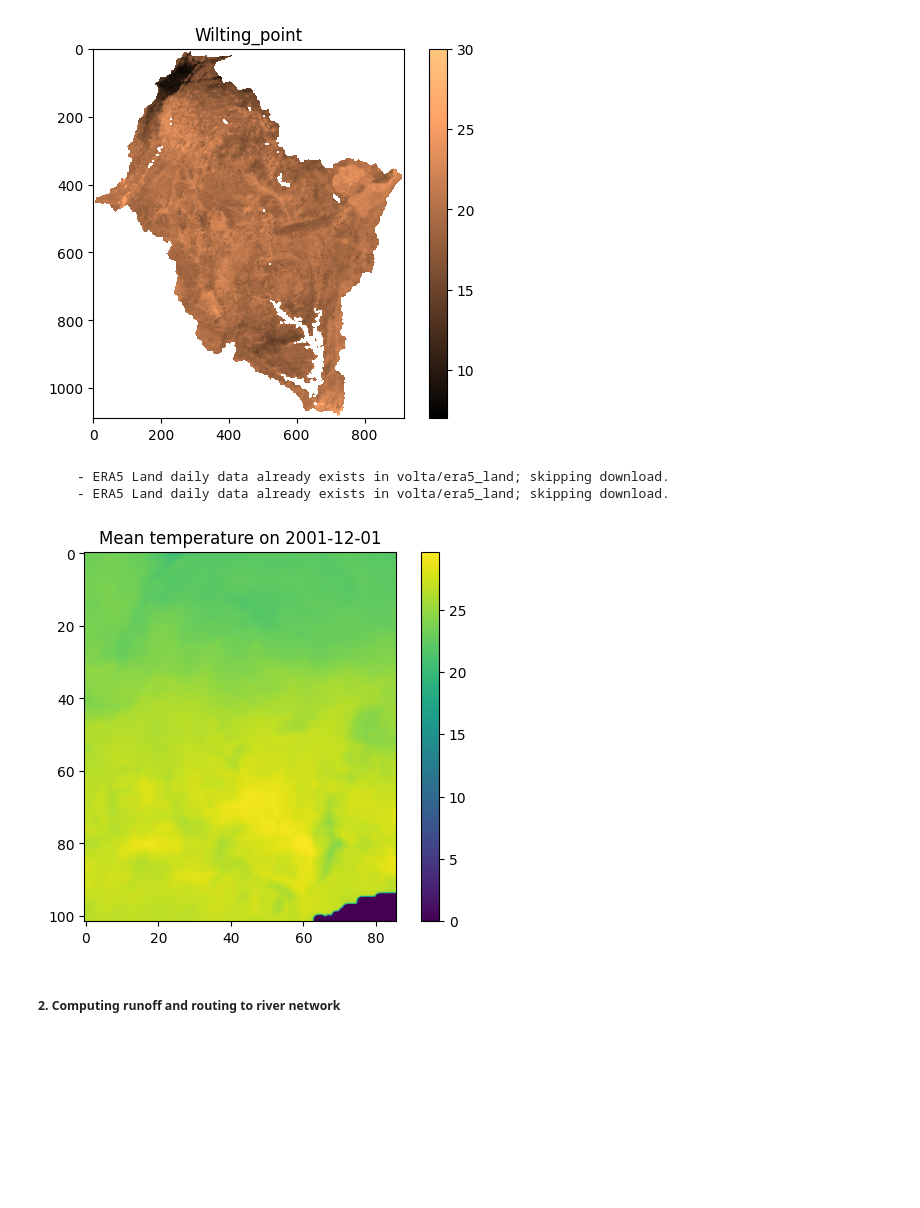
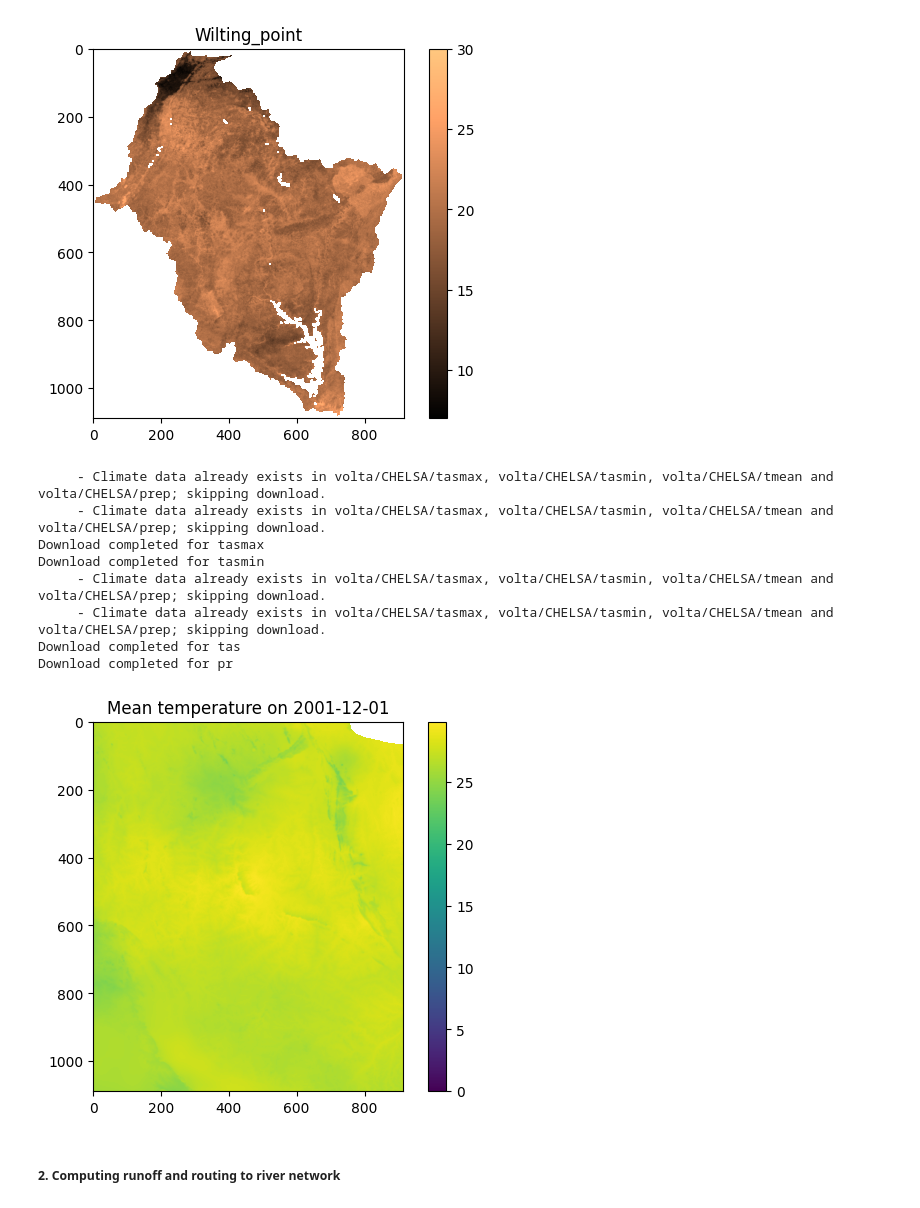
Before and after one commit to confidence-duku/bakaano-hydro, a Jupyter notebook: quick_start.ipynb, the cells around one changed output. Drawn from its saved outputs; the diff is of its cells as text; code cells hidden in the pictures; blank space fills up the shorter version.

```diff
--- a/quick_start.ipynb
+++ b/quick_start.ipynb
@@ -61,15 +61,21 @@ sgd.plot_soil(variable='wilting_point')
 # %%
 # Get meteo data
 
 from bakaano.meteo import Meteo
-cd = Meteo(working_dir, study_area, start_date=start_date, end_date=end_date, local_data=False, data_source='ERA5', local_prep_path=None, local_tasmax_path=None,
+cd = Meteo(working_dir, study_area, start_date=start_date, end_date=end_date, local_data=False, data_source='CHELSA', local_prep_path=None, local_tasmax_path=None,
            local_tasmin_path=None, local_tmean_path=None)
-prep, tasmax, tasmin, tmean = cd.get_meteo_data()
+#prep, tasmax, tasmin, tmean = cd.get_meteo_data()
 cd.plot_meteo(variable='tmean', date='2001-12-01')
 # %% [output]
-     - ERA5 Land daily data already exists in volta/era5_land; skipping download.
-     - ERA5 Land daily data already exists in volta/era5_land; skipping download.
+     - Climate data already exists in volta/CHELSA/tasmax, volta/CHELSA/tasmin, volta/CHELSA/tmean and volta/CHELSA/prep; skipping download.
+     - Climate data already exists in volta/CHELSA/tasmax, volta/CHELSA/tasmin, volta/CHELSA/tmean and volta/CHELSA/prep; skipping download.
+Download completed for tasmax
+Download completed for tasmin
+     - Climate data already exists in volta/CHELSA/tasmax, volta/CHELSA/tasmin, volta/CHELSA/tmean and volta/CHELSA/prep; skipping download.
+     - Climate data already exists in volta/CHELSA/tasmax, volta/CHELSA/tasmin, volta/CHELSA/tmean and volta/CHELSA/prep; skipping download.
+Download completed for tas
+Download completed for pr
-[figure, old version]
+[figure, new version]
 # %% [markdown]
 #####   2. Computing runoff and routing to river network
 # %%
```
Also changed, not shown: parts of 4 cells of this notebook, 8 other files.
